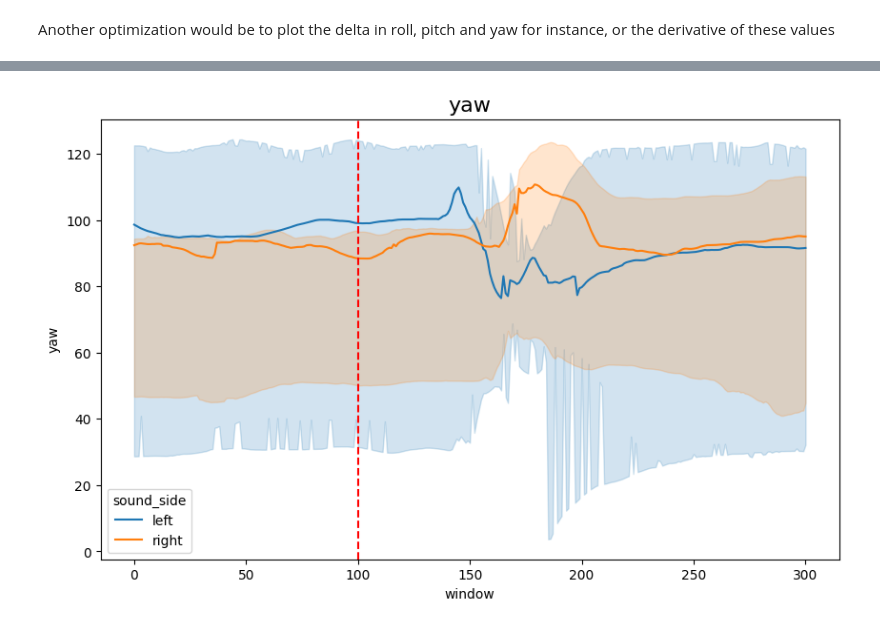
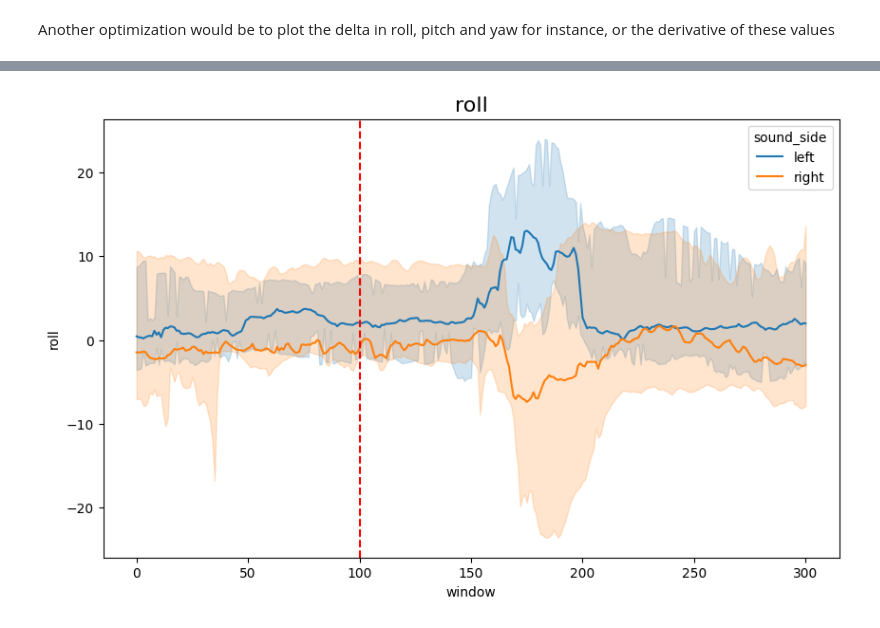
Before and after one commit to LearningCircuitsLab/sound_localization_paradigm, a Jupyter notebook: analysis.ipynb, the cells around one changed output, grey strips where cells are left out. Cells and saved outputs as stored; diff of their text form; code cells hidden in the pictures.

```diff
--- a/analysis.ipynb
+++ b/analysis.ipynb
@@ -98,6 +86,6 @@ test1_SoundLocalization_20260904_152753_RAW.csv
 # %%
 # select a specific session
-session_date = "20260904_152753"
+session_date = "20260908_102426"
 # see the datasets for that session
 valid_files = [f for f in files if session_date in f.name]
 for f in valid_files:
@@ -138,8 +123,12 @@ sessiondf
 def get_window_values(trial, samples_before, samples_after, imu_df):
     # check that there is only one value in sync matching this trial
     trial_sync_values = imu_df[imu_df["sync"] == trial]
-    if len(trial_sync_values) != 1:
-        raise ValueError("There should be exactly one sync value matching this trial")
+    # if there are no sync values matching this trial, return an error
+    if len(trial_sync_values) == 0:
+        raise ValueError("No sync value found for trial", trial)
+    if len(trial_sync_values) > 1:
+        print("More than one sync value found for trial", trial)
+        # take the first one as the sync index
     sync_idx = trial_sync_values.index[0]
     window_start = sync_idx - samples_before
     window_end = sync_idx + samples_after
@@ -168,15 +145,19 @@ get_window_values(trial=5, samples_before=100, samples_after=200, imu_df=imu)
 # generate a dataframe that merges these two with the windowed values from the IMU dataframe for each trial and the corresponding trial information
 dfs_to_concat = []
 for _, row in sessiondf[:-1].iterrows(): # remove the last trial as it does not have a sound played
-    windowed_values = get_window_values(trial=row["trial"], samples_before=100, samples_after=200, imu_df=imu).copy()
-    # add a column with the window values
-    windowed_values.loc[:, "window"] = range(len(windowed_values))
-    # add a column with the trial number to the windowed values, and the date, the subject, the sound_side, the intensity, and the sound duration
-    windowed_values.loc[:, "trial"] = row["trial"]
-    windowed_values.loc[:, "date"] = row["date"]
-    windowed_values.loc[:, "subject"] = row["subject"]
-    windowed_values.loc[:, "sound_side"] = row["sound_side"]
-    windowed_values.loc[:, "intensity"] = row["intensity"]
-    windowed_values.loc[:, "sound_duration"] = row["sound_duration"]
-    dfs_to_concat.append(windowed_values)
+    try:
+        windowed_values = get_window_values(trial=row["trial"], samples_before=100, samples_after=200, imu_df=imu).copy()
+        # add a column with the window values
+        windowed_values.loc[:, "window"] = range(len(windowed_values))
+        # add a column with the trial number to the windowed values, and the date, the subject, the sound_side, the intensity, and the sound duration
+        windowed_values.loc[:, "trial"] = row["trial"]
+        windowed_values.loc[:, "date"] = row["date"]
+        windowed_values.loc[:, "subject"] = row["subject"]
+        windowed_values.loc[:, "sound_side"] = row["sound_side"]
+        windowed_values.loc[:, "intensity"] = row["intensity"]
+        windowed_values.loc[:, "sound_duration"] = row["sound_duration"]
+        dfs_to_concat.append(windowed_values)
+    except ValueError as e:
+        print(e)
+        continue
 final_df = pd.concat(dfs_to_concat, axis=0).reset_index(drop=True)
@@ -233,14 +223,14 @@ plt.show()
 # %%
 # plot with seaborn lines for each trial, colouring by sound_side, for a specific column
 import seaborn as sns
 import matplotlib.pyplot as plt
 
-column_to_plot = "yaw"  # replace with the column you want to plot
+column_to_plot = "roll"  # replace with the column you want to plot
 plt.figure(figsize=(10, 6))
 sns.lineplot(data=final_df, x="window", y=column_to_plot, hue="sound_side", estimator="median")
 # vertical line at window 100
 plt.axvline(x=100, color='r', linestyle='--')
 plt.title(f"{column_to_plot}", size=16)
 plt.show()
 # %% [output]
-[figure, old version]
+[figure, new version]
```
Also changed, not shown: parts of 11 cells of this notebook.
